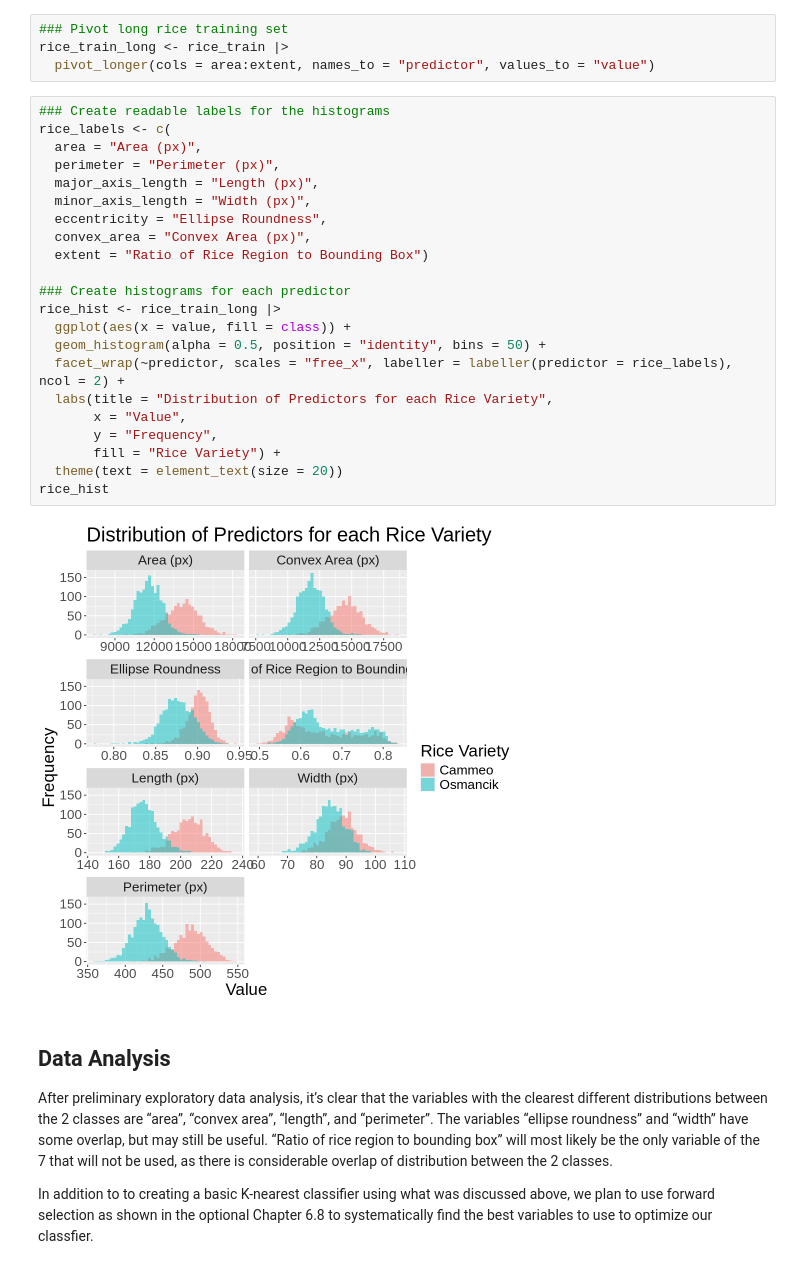
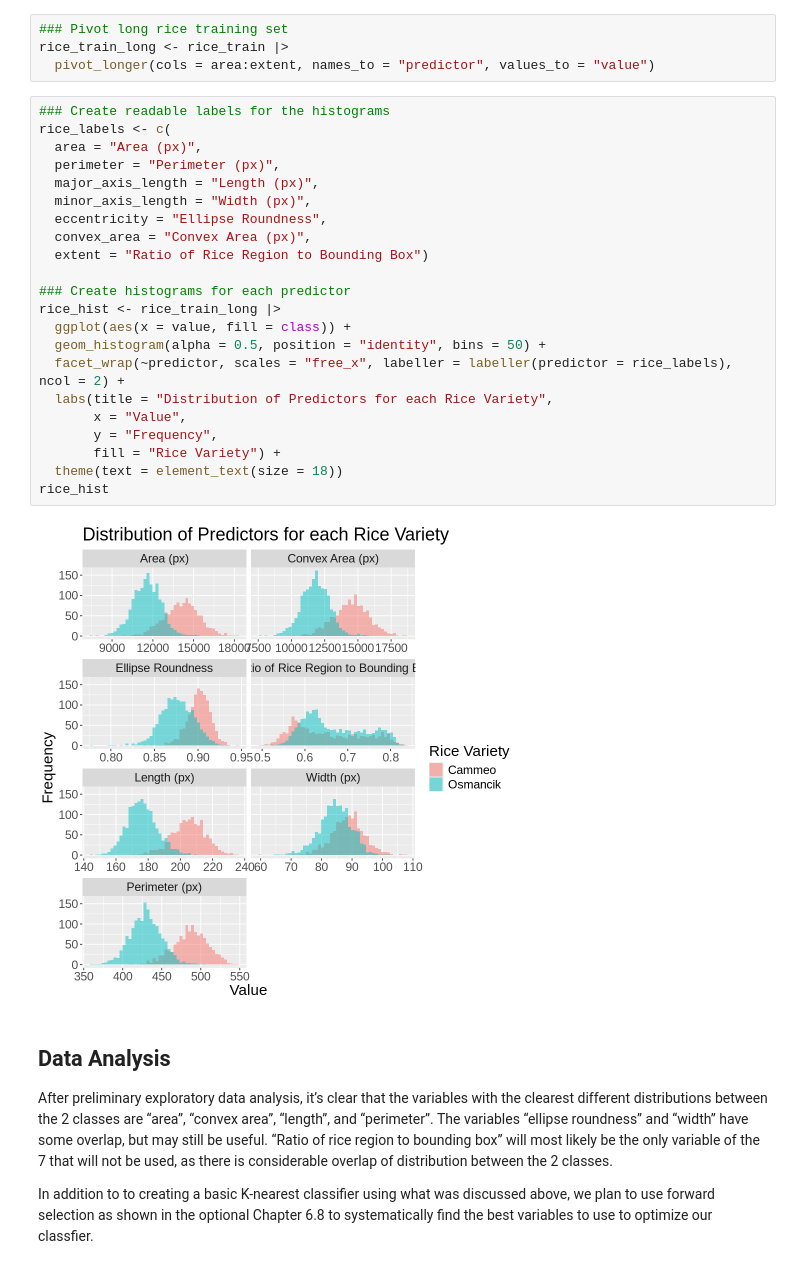
Before and after one commit to trungnguyen21/group_project_dsci, a Jupyter notebook: Group13_Report.ipynb, the cells around one changed output. Saved outputs shown, nothing was run; the diff lists cells and outputs as text.

```diff
--- a/Group13_Report.ipynb
+++ b/Group13_Report.ipynb
@@ -147,27 +147,27 @@ rice_train_long <- rice_train |>
 # %%
 ### Create readable labels for the histograms
 rice_labels <- c(
   area = "Area (px)",
   perimeter = "Perimeter (px)",
   major_axis_length = "Length (px)",
   minor_axis_length = "Width (px)",
   eccentricity = "Ellipse Roundness",
   convex_area = "Convex Area (px)",
   extent = "Ratio of Rice Region to Bounding Box")
 
 ### Create histograms for each predictor
 rice_hist <- rice_train_long |>
   ggplot(aes(x = value, fill = class)) +
   geom_histogram(alpha = 0.5, position = "identity", bins = 50) +
   facet_wrap(~predictor, scales = "free_x", labeller = labeller(predictor = rice_labels), ncol = 2) +
   labs(title = "Distribution of Predictors for each Rice Variety",
        x = "Value",
        y = "Frequency",
        fill = "Rice Variety") +
-  theme(text = element_text(size = 20))
+  theme(text = element_text(size = 18))
 rice_hist
 # %% [output]
-[figure, old version]
+[figure, new version]
 # %% [markdown]
 ## Data Analysis
 After preliminary exploratory data analysis, it’s clear that the variables with the clearest different distributions between the 2 classes are “area”, “convex area”, “length”, and “perimeter”. The variables “ellipse roundness” and “width” have some overlap, but may still be useful. “Ratio of rice region to bounding box” will most likely be the only variable of the 7 that will not be used, as there is considerable overlap of distribution between the 2 classes.
```
Also changed, not shown: parts of 2 cells of this notebook.
